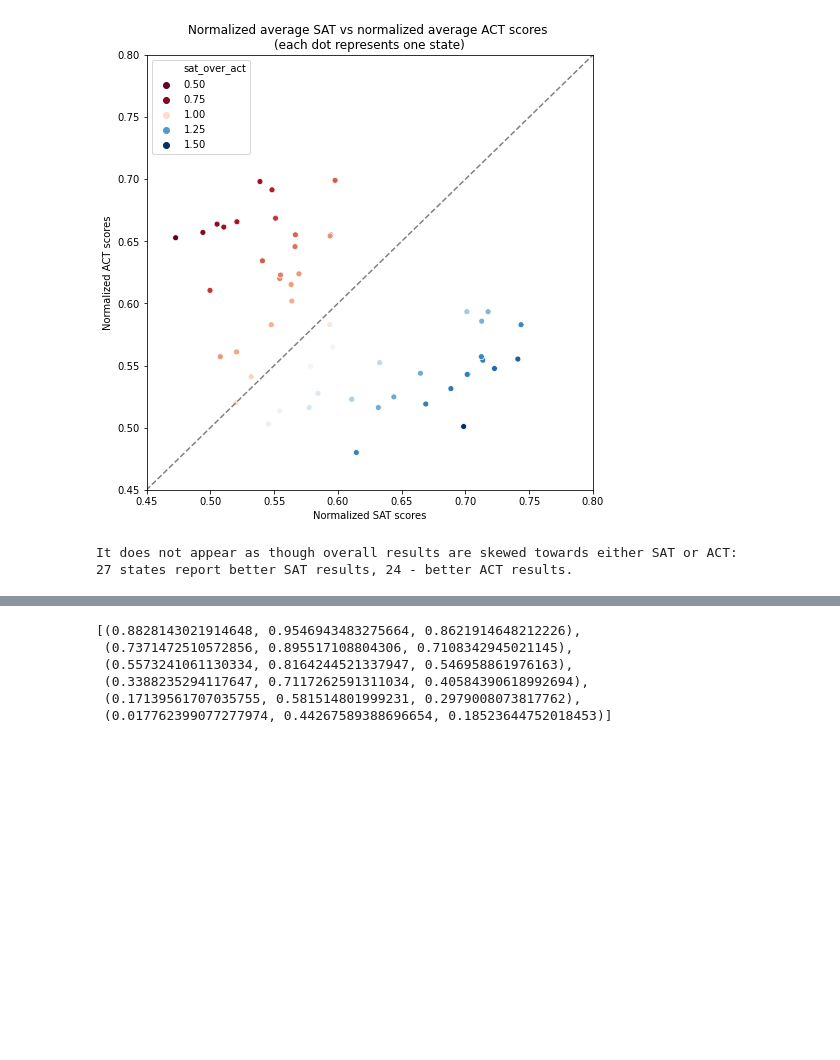
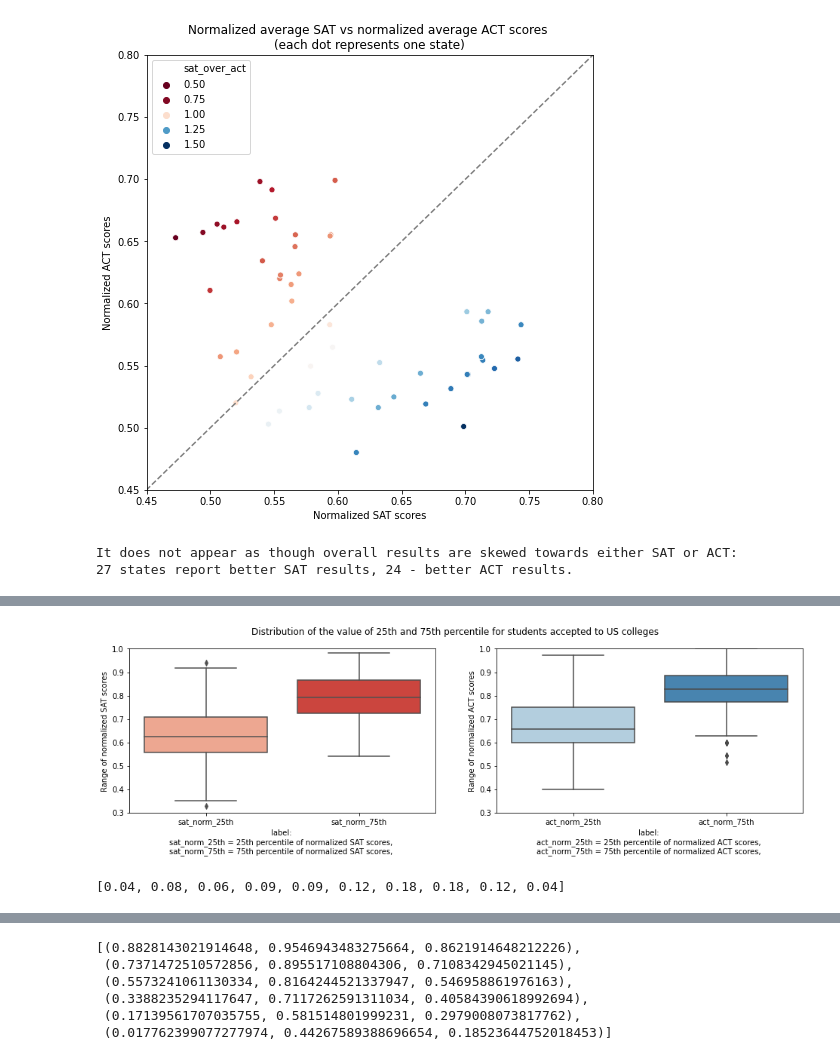
Before and after one commit to Marrrta/SAT_vs_ACT, a Jupyter notebook: code/Project_1_Marta_Lew.ipynb, the cells around one changed output, grey strips where cells are left out. Cells and saved outputs as stored; diff of their text form; code cells hidden in the pictures; blank space fills up the shorter version.

```diff
--- a/code/Project_1_Marta_Lew.ipynb
+++ b/code/Project_1_Marta_Lew.ipynb
@@ -878,0 +891,20 @@ plt.title('"Histogram" of average SAT and ACT scores');
+# %%
+plt.figure(figsize = (16,4))
+plt.suptitle('Distribution of the value of 25th and 75th percentile for students accepted to US colleges')
+plt.subplot(1,2,1)
+sns.boxplot(data = sat_act_by_college_df[['sat_norm_25th','sat_norm_75th']], orient='v', palette='Reds')
+plt.xlabel('label: \nsat_norm_25th = 25th percentile of normalized SAT scores, \nsat_norm_75th = 75th percentile of normalized SAT scores, ')
+plt.ylabel('Range of normalized SAT scores')
+plt.ylim(0.3,1)
+plt.subplot(1,2,2)
+sns.boxplot(data = sat_act_by_college_df[['act_norm_25th','act_norm_75th']], orient='v', palette= 'Blues')
+plt.xlabel('label: \nact_norm_25th = 25th percentile of normalized ACT scores, \nact_norm_75th = 75th percentile of normalized ACT scores, ')
+plt.ylabel('Range of normalized ACT scores')
+plt.ylim(0.3,1);
+# %% [output]
+[figure, added]
+# %%
+y_ticks = [round(len(sat_act_by_college_df[sat_act_by_college_df['accept_rate'].between(l,l+0.1)])/len(sat_act_by_college_df),2) for l in [0.1*i for i in range(10)]]
+y_ticks
+# %% [output]
+[0.04, 0.08, 0.06, 0.09, 0.09, 0.12, 0.18, 0.18, 0.12, 0.04]
```
Also changed, not shown: parts of 11 cells of this notebook.
